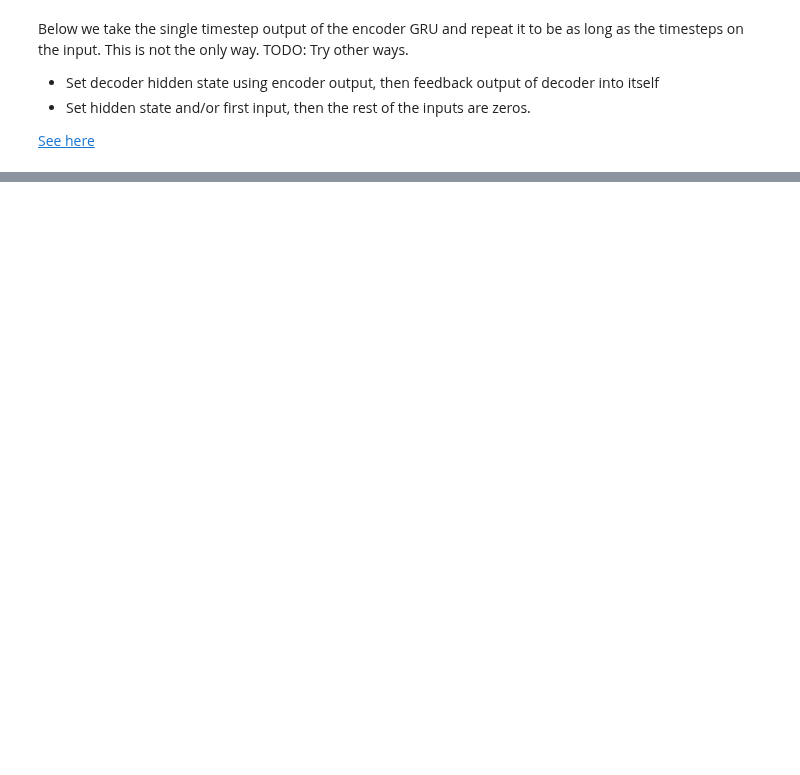
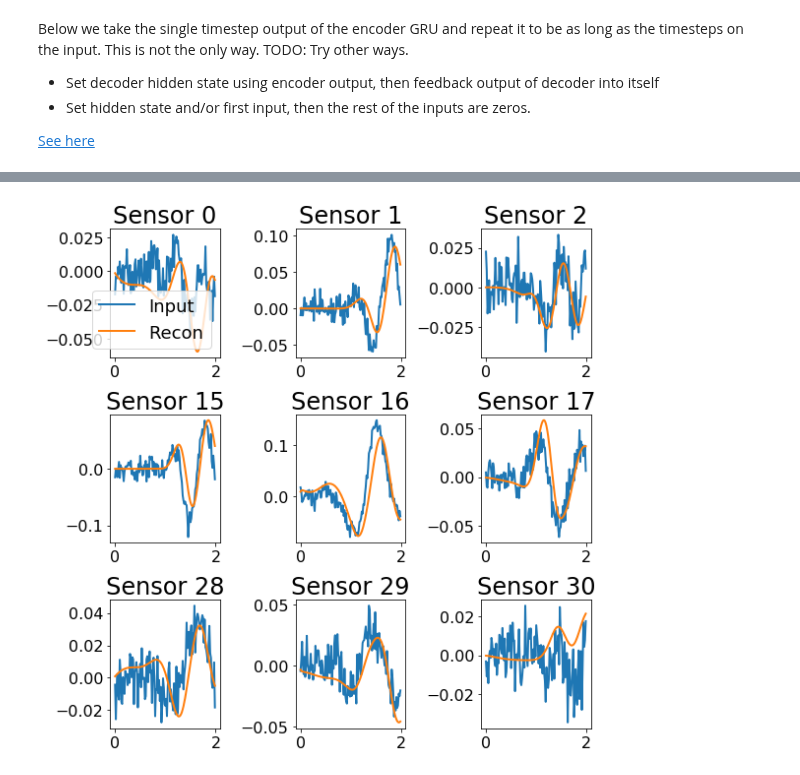
Before and after one commit to SachsLab/IntracranialNeurophysDL, a Jupyter notebook: notebooks/06_03_DisentangledSequentialAE_TFP.ipynb, the cells around one changed output, grey strips where cells are left out. Saved outputs shown, nothing was run; the diff lists cells and outputs as text; code cells hidden in the pictures; blank space fills up the shorter version.

Commit message:
still working on beta vae tfp notebook.

```diff
--- a/notebooks/06_03_DisentangledSequentialAE_TFP.ipynb
+++ b/notebooks/06_03_DisentangledSequentialAE_TFP.ipynb
@@ -375,0 +379,14 @@ model.compile(loss='mse',
+# %%
+# We would need a custom training loop to properly ramp beta up to 1.0 over epochs.
+# For now we just set it to a low enough constant that we can still get some
+# reconstruction.
+BETA = 0.001
+kl_loss = -0.5 * K.mean(1 + _log_sigma - K.square(_mean) - K.exp(_log_sigma), axis=-1)
+kl_loss = BETA * kl_loss
+# Note, in Guillaume's formulation, the loss is first summed then mean (over what dim?)
+
+vae_model.add_loss(kl_loss)
+vae_model.compile(loss='mse',
+                  optimizer='nadam')
+# %%
+history = vae_model.fit(ae_dataset, epochs=N_EPOCHS)  # Target 0.001
@@ -375,0 +411,18 @@ model.compile(loss='mse',
+# %%
+plt.figure(figsize=(8, 8))
+
+trial_ix = 10
+test_X = X[trial_ix, :, :][None, ...]
+recon_X = vae_model(test_X).numpy()
+for chan_ix, chan_idx in enumerate([0, 1, 2, 15, 16, 17, 28, 29, 30]):
+    plt.subplot(3, 3, chan_ix + 1)
+    plt.plot(x, test_X[0, :, chan_idx], label="Input")
+    plt.plot(x, recon_X[0, :, chan_idx], label="Recon")
+    plt.title(f"Sensor {chan_idx}")
+    if chan_ix == 0:
+        plt.legend()
+
+plt.tight_layout()
+plt.show()
+# %% [output]
+[figure, added]
```
Also changed, not shown: parts of 19 cells of this notebook.
